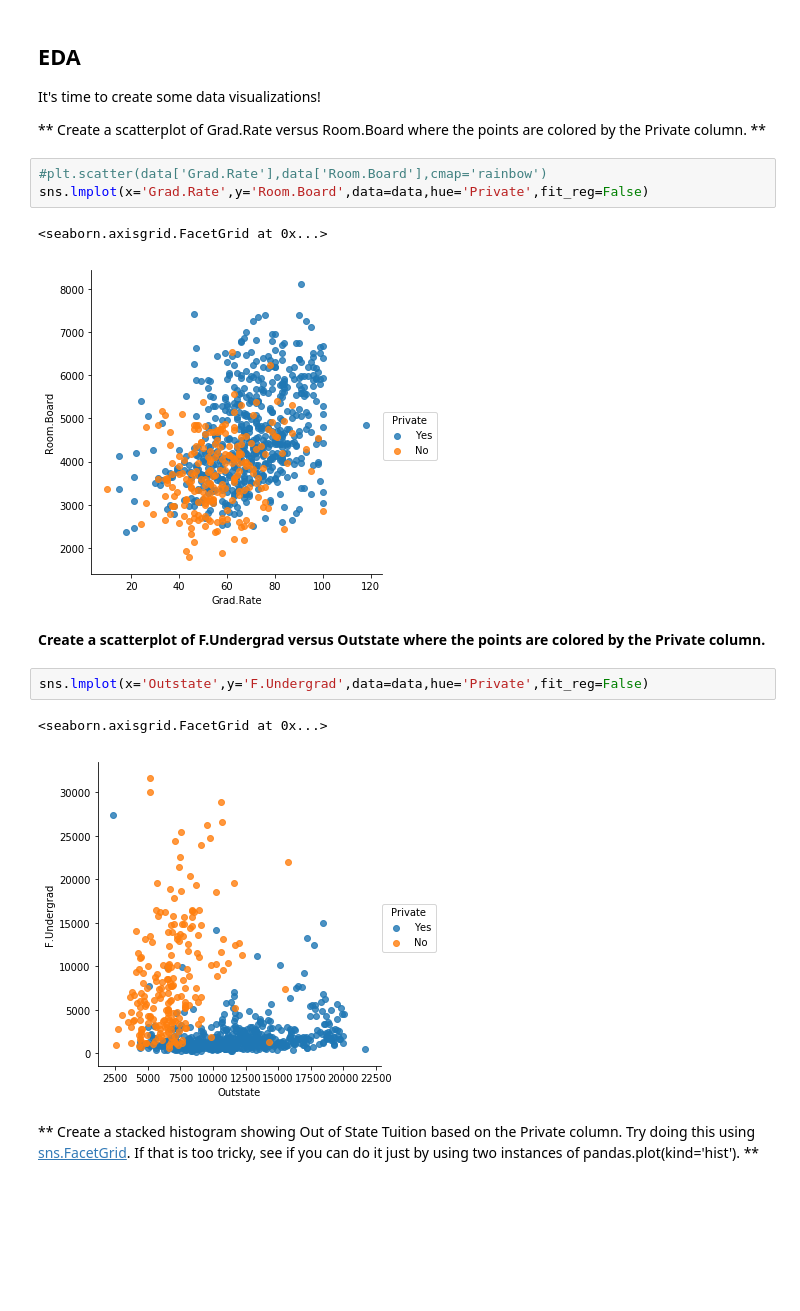
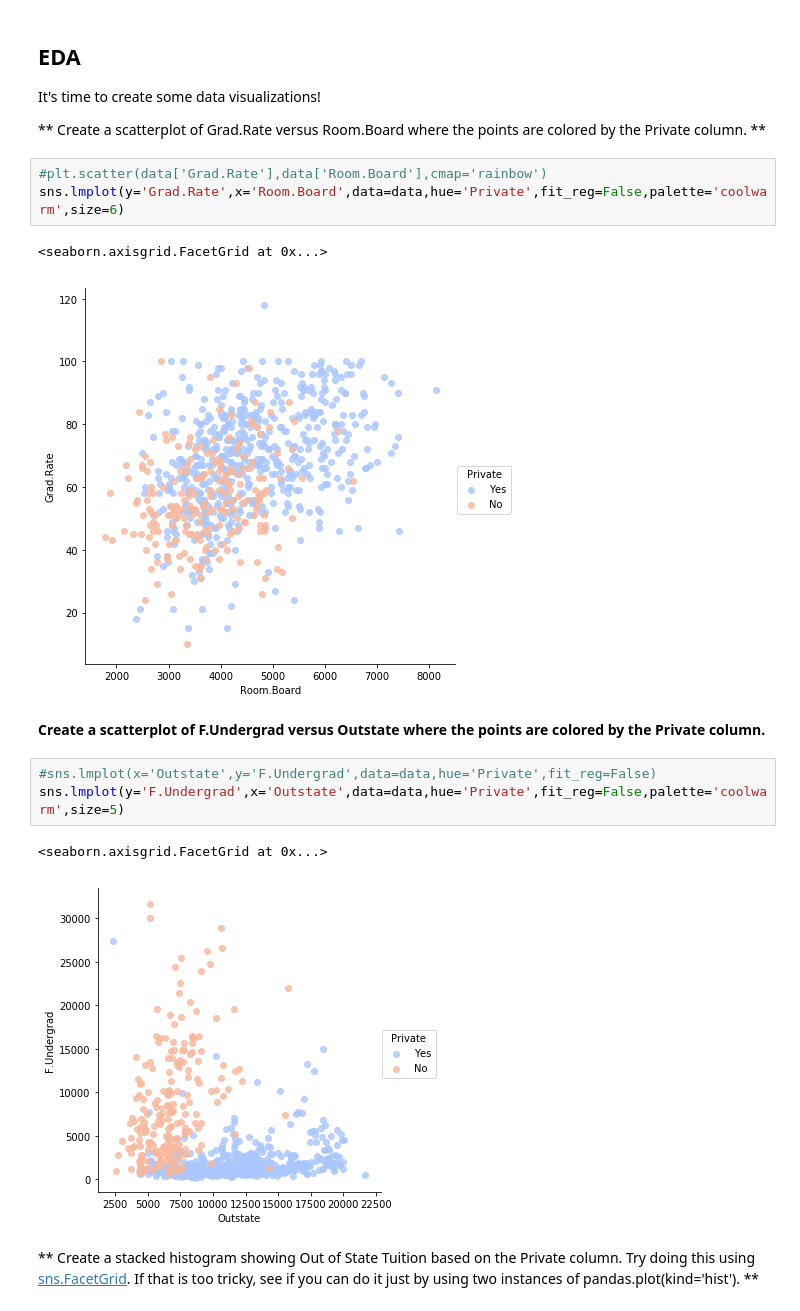
Before and after one commit to rpparada/Python-for-Data-Science-and-Machine-Learning-Bootcamp, a Jupyter notebook: Machine Learning Sections/K-Means-Clustering/K Means Clustering Project .ipynb, the cells around one changed output. Saved outputs shown, nothing was run; the diff lists cells and outputs as text; blank space fills up the shorter version.

```diff
--- a/Machine Learning Sections/K-Means-Clustering/K Means Clustering Project .ipynb
+++ b/Machine Learning Sections/K-Means-Clustering/K Means Clustering Project .ipynb
@@ -103,16 +103,17 @@ It's time to create some data visualizations!
 ** Create a scatterplot of Grad.Rate versus Room.Board where the points are colored by the Private column. **
 # %%
 #plt.scatter(data['Grad.Rate'],data['Room.Board'],cmap='rainbow')
-sns.lmplot(x='Grad.Rate',y='Room.Board',data=data,hue='Private',fit_reg=False)
+sns.lmplot(y='Grad.Rate',x='Room.Board',data=data,hue='Private',fit_reg=False,palette='coolwarm',size=6)
 # %% [output]
 <seaborn.axisgrid.FacetGrid at 0x...>
-[figure, old version]
+[figure, new version]
 # %% [markdown]
 **Create a scatterplot of F.Undergrad versus Outstate where the points are colored by the Private column.**
 # %%
-sns.lmplot(x='Outstate',y='F.Undergrad',data=data,hue='Private',fit_reg=False)
+#sns.lmplot(x='Outstate',y='F.Undergrad',data=data,hue='Private',fit_reg=False)
+sns.lmplot(y='F.Undergrad',x='Outstate',data=data,hue='Private',fit_reg=False,palette='coolwarm',size=5)
 # %% [output]
 <seaborn.axisgrid.FacetGrid at 0x...>
-[figure, old version]
+[figure, new version]
 # %% [markdown]
 ** Create a stacked histogram showing Out of State Tuition based on the Private column. Try doing this using [sns.FacetGrid](https://stanford.edu/~mwaskom/software/seaborn/generated/seaborn.FacetGrid.html). If that is too tricky, see if you can do it just by using two instances of pandas.plot(kind='hist'). **
```
Also changed, not shown: parts of 24 cells of this notebook, 3 other files.
